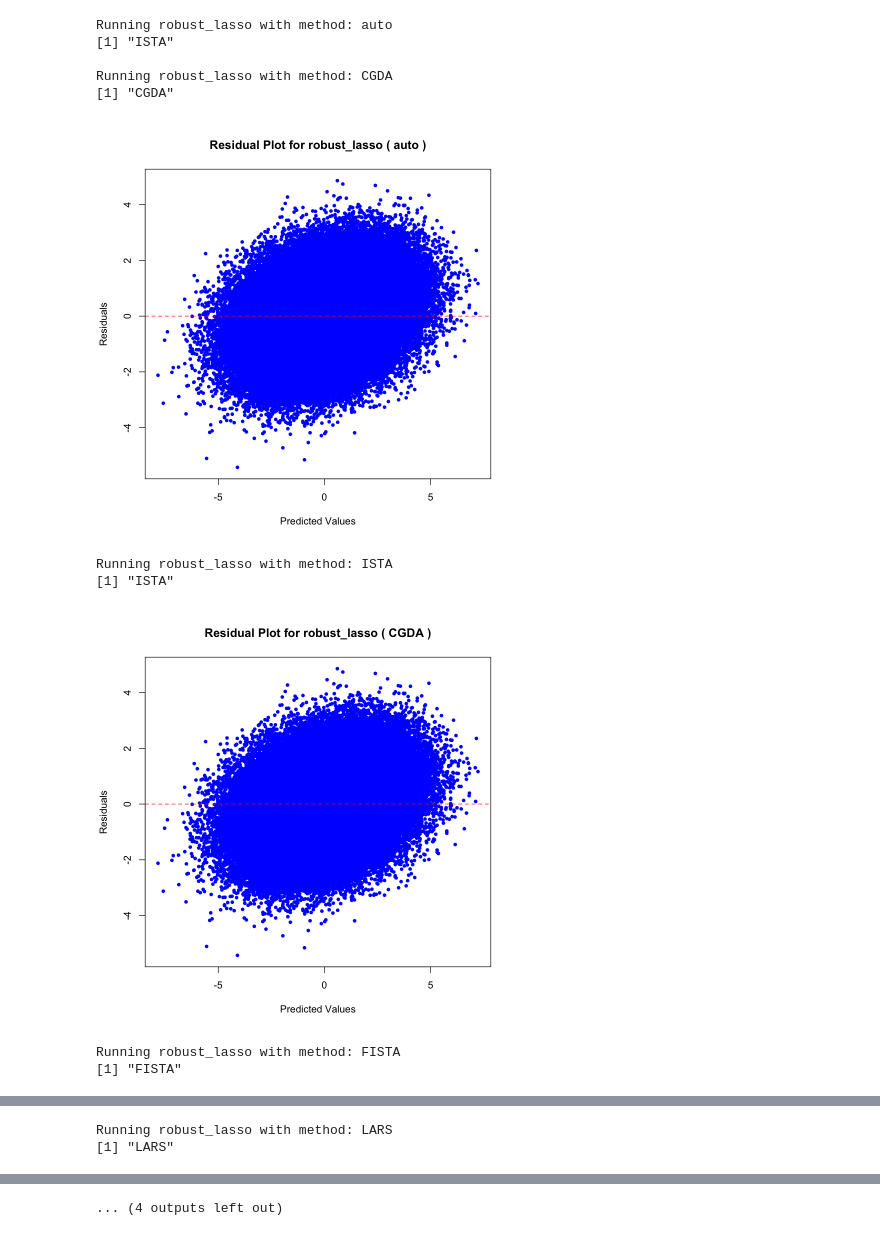
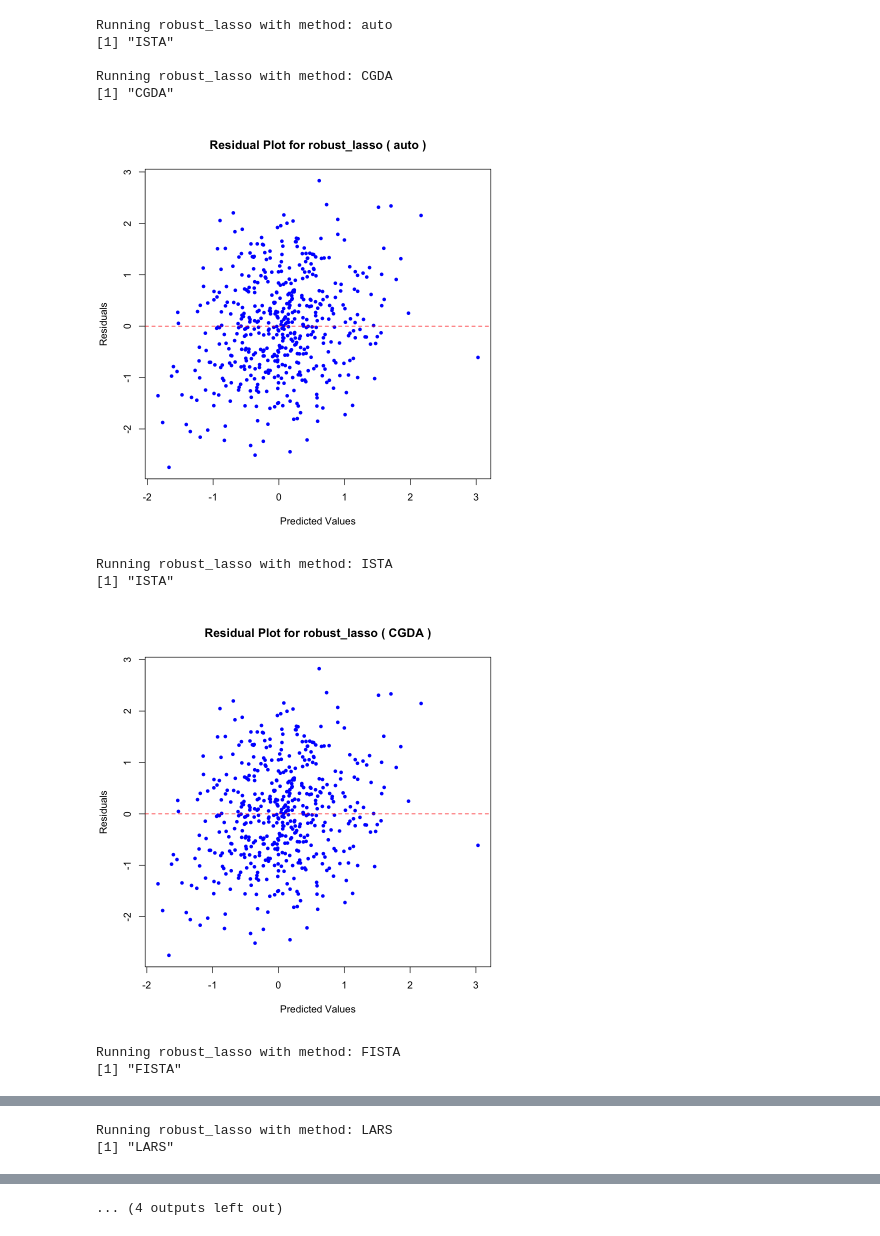
Before and after one commit to eawerner306/biostat615_project, a Jupyter notebook: lassosolve615/dev_test/simulated_data.ipynb, the cells around one changed output, grey strips where cells are left out. Drawn from its saved outputs; the diff is of its cells as text; code cells hidden in the pictures.

Commit message:
update ista test and simulated data test

```diff
--- a/lassosolve615/dev_test/simulated_data.ipynb
+++ b/lassosolve615/dev_test/simulated_data.ipynb
@@ -224,25 +228,25 @@ $fit$convergence
 # %%
 # feature_size，data_size，sparsity_level
 # test feature_size:low
-# results <- compare_lasso_methods(data_low_small_low$X, data_low_small_low$y, lambda=0.1)
+results <- compare_lasso_methods(data_low_small_low$X, data_low_small_low$y, lambda=0.1)
 # results <- compare_lasso_methods(data_low_small_medium$X, data_low_small_medium$y, lambda=0.1)
 
 # results <- compare_lasso_methods(data_low_medium_low$X, data_low_medium_low$y, lambda=0.1)
 
 
 # results <- compare_lasso_methods(data_low_large_low$X, data_low_large_low$y, lambda=0.1)
 
 
 # results <- compare_lasso_methods(data_low_vlarge_low$X, data_low_vlarge_low$y, lambda=0.1)
 # %% [output]
 Running robust_lasso with method: auto
 [1] "ISTA"
 
 Running robust_lasso with method: CGDA
 [1] "CGDA"
-[figure, old version]
+[figure, new version]
 Running robust_lasso with method: ISTA
 [1] "ISTA"
-[figure, old version]
+[figure, new version]
 Running robust_lasso with method: FISTA
 [1] "FISTA"
```
Also changed, not shown: parts of 3 cells of this notebook, 1 other file.
